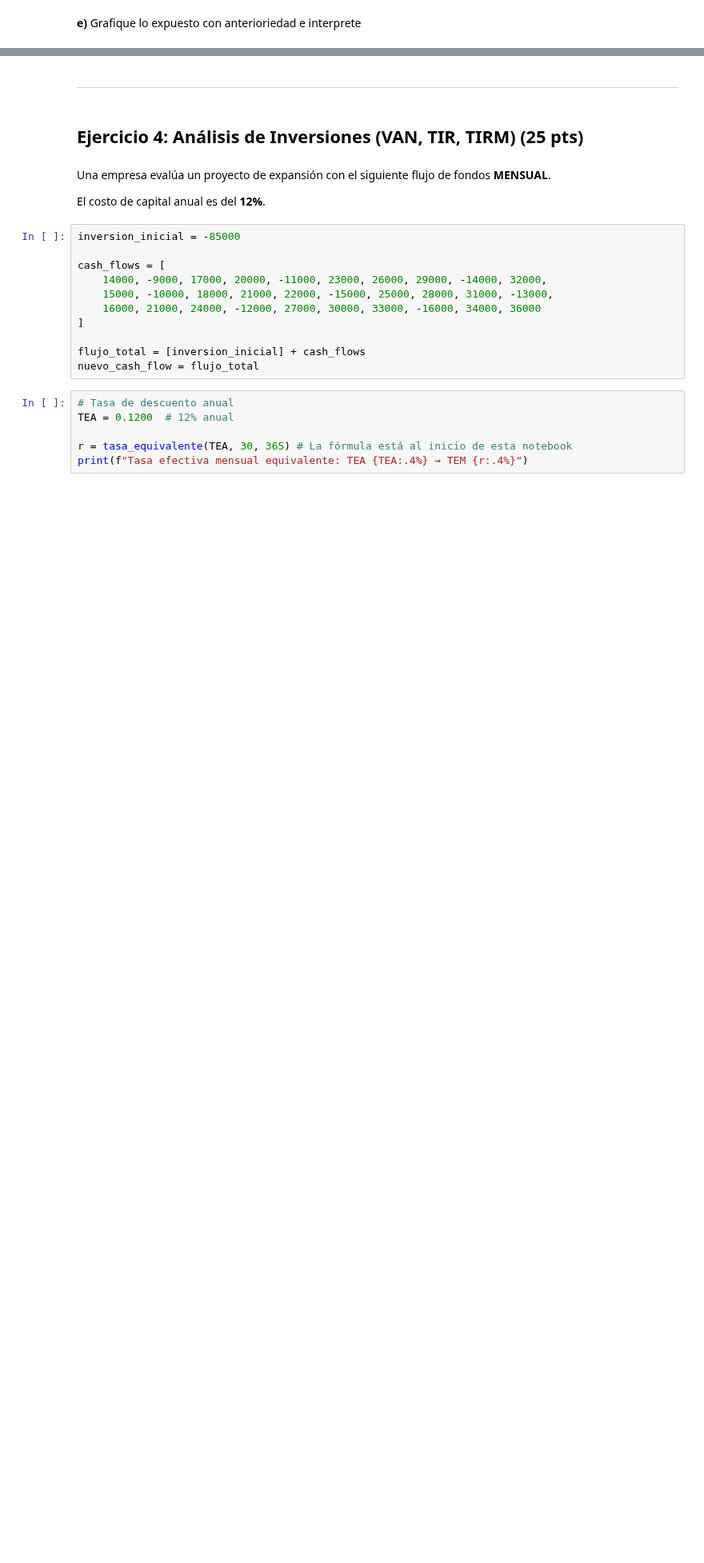
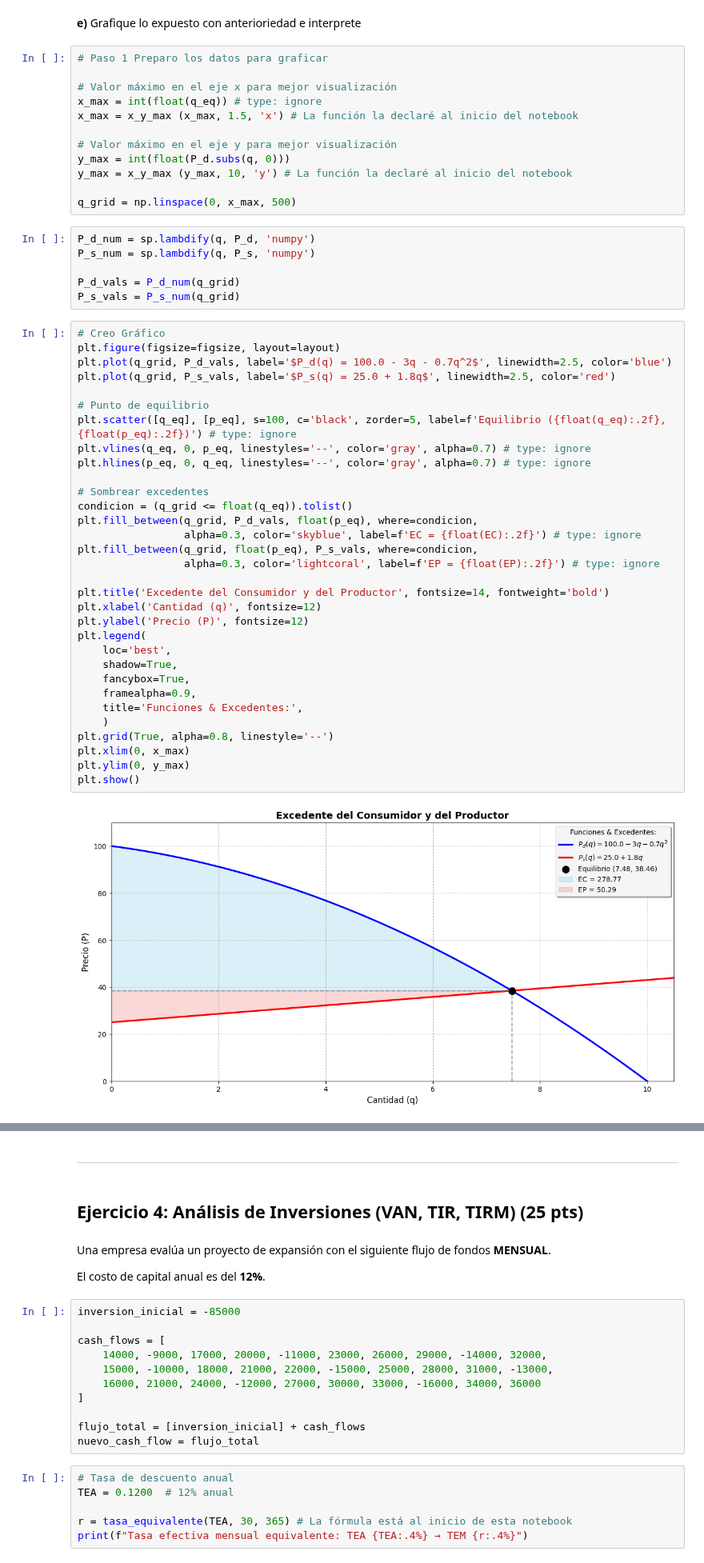
Before and after one commit to alexballera/laboratorio-datos-fce, a Jupyter notebook: final/ballera-919064-ExamenFinal.ipynb, the cells around one changed output, grey strips where cells are left out. Shown at 80% size. Drawn from its saved outputs; the diff is of its cells as text; blank space fills up the shorter version.

```diff
--- a/final/ballera-919064-ExamenFinal.ipynb
+++ b/final/ballera-919064-ExamenFinal.ipynb
@@ -160,2 +765,54 @@ En un mercado se presentan las siguientes funciones:
 # %% [markdown]
 **e)** Grafique lo expuesto con anterioriedad e interprete
+# %%
+# Paso 1 Preparo los datos para graficar
+
+# Valor máximo en el eje x para mejor visualización
+x_max = int(float(q_eq)) # type: ignore
+x_max = x_y_max (x_max, 1.5, 'x') # La función la declaré al inicio del notebook
+
+# Valor máximo en el eje y para mejor visualización
+y_max = int(float(P_d.subs(q, 0)))
+y_max = x_y_max (y_max, 10, 'y') # La función la declaré al inicio del notebook
+
+q_grid = np.linspace(0, x_max, 500)
+# %%
+P_d_num = sp.lambdify(q, P_d, 'numpy')
+P_s_num = sp.lambdify(q, P_s, 'numpy')
+
+P_d_vals = P_d_num(q_grid)
+P_s_vals = P_s_num(q_grid)
+# %%
+# Creo Gráfico
+plt.figure(figsize=figsize, layout=layout)
+plt.plot(q_grid, P_d_vals, label='$P_d(q) = 100.0 - 3q - 0.7q^2$', linewidth=2.5, color='blue')
+plt.plot(q_grid, P_s_vals, label='$P_s(q) = 25.0 + 1.8q$', linewidth=2.5, color='red')
+
+# Punto de equilibrio
+plt.scatter([q_eq], [p_eq], s=100, c='black', zorder=5, label=f'Equilibrio ({float(q_eq):.2f}, {float(p_eq):.2f})') # type: ignore
+plt.vlines(q_eq, 0, p_eq, linestyles='--', color='gray', alpha=0.7) # type: ignore
+plt.hlines(p_eq, 0, q_eq, linestyles='--', color='gray', alpha=0.7) # type: ignore
+
+# Sombrear excedentes
+condicion = (q_grid <= float(q_eq)).tolist()
+plt.fill_between(q_grid, P_d_vals, float(p_eq), where=condicion,
+                 alpha=0.3, color='skyblue', label=f'EC = {float(EC):.2f}') # type: ignore
+plt.fill_between(q_grid, float(p_eq), P_s_vals, where=condicion,
+                 alpha=0.3, color='lightcoral', label=f'EP = {float(EP):.2f}') # type: ignore
+
+plt.title('Excedente del Consumidor y del Productor', fontsize=14, fontweight='bold')
+plt.xlabel('Cantidad (q)', fontsize=12)
+plt.ylabel('Precio (P)', fontsize=12)
+plt.legend(
+    loc='best',
+    shadow=True,
+    fancybox=True,
+    framealpha=0.9,
+    title='Funciones & Excedentes:',
+    )
+plt.grid(True, alpha=0.8, linestyle='--')
+plt.xlim(0, x_max)
+plt.ylim(0, y_max)
+plt.show()
+# %% [output]
+[figure, added]
```
Also changed, not shown: parts of 40 cells of this notebook, 1 other file.
